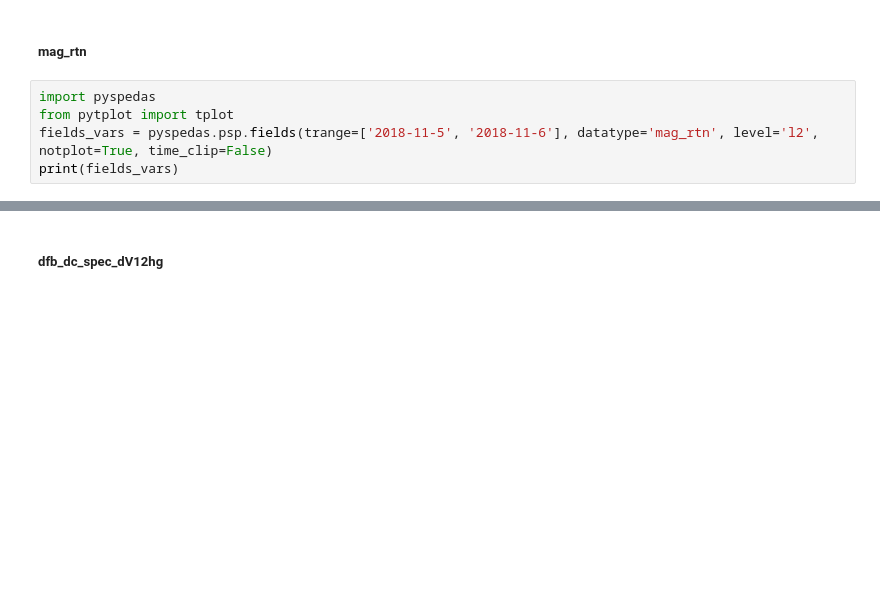
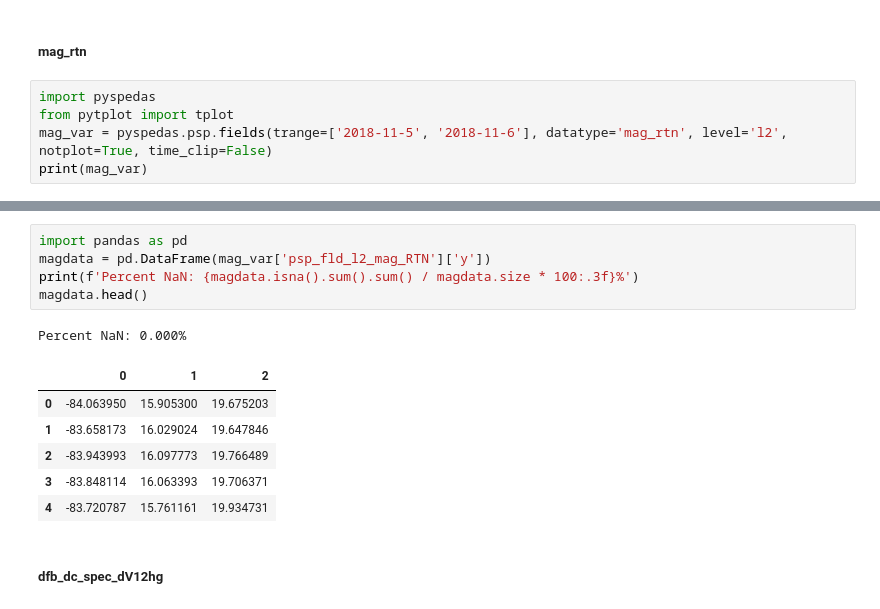
Before and after one commit to adamzhen/Project-Icarus-Official, a Jupyter notebook: pyspedas_data_analysis.ipynb, the cells around one changed output, grey strips where cells are left out. Saved outputs shown, nothing was run; the diff lists cells and outputs as text; blank space fills up the shorter version.

```diff
--- a/pyspedas_data_analysis.ipynb
+++ b/pyspedas_data_analysis.ipynb
@@ -930,6 +933,6 @@ for var in ['psp_fld_l2_dfb_ac_spec_dV12hg', 'psp_fld_l2_dfb_ac_spec_dV34hg', 'p
 # %%
 import pyspedas
 from pytplot import tplot
-fields_vars = pyspedas.psp.fields(trange=['2018-11-5', '2018-11-6'], datatype='mag_rtn', level='l2', notplot=True, time_clip=False)
-print(fields_vars)
+mag_var = pyspedas.psp.fields(trange=['2018-11-5', '2018-11-6'], datatype='mag_rtn', level='l2', notplot=True, time_clip=False)
+print(mag_var)
 # %% [output]
@@ -950,6 +953,19 @@ print(fields_vars)
        [-74.81829 ,  63.273067,  12.341033],
        [-74.760414,  63.371307,  12.49818 ],
        [-74.59818 ,  63.211246,  12.376169]], dtype=float32), 'v': array([1, 2, 3])}}
+# %%
+import pandas as pd
+magdata = pd.DataFrame(mag_var['psp_fld_l2_mag_RTN']['y'])
+print(f'Percent NaN: {magdata.isna().sum().sum() / magdata.size * 100:.3f}%')
+magdata.head()
+# %% [output]
+Percent NaN: 0.000%
+|  | 0 | 1 | 2 |
+| 0 | -84.063950 | 15.905300 | 19.675203 |
+| 1 | -83.658173 | 16.029024 | 19.647846 |
+| 2 | -83.943993 | 16.097773 | 19.766489 |
+| 3 | -83.848114 | 16.063393 | 19.706371 |
+| 4 | -83.720787 | 15.761161 | 19.934731 |
 # %% [markdown]
 ##### dfb_dc_spec_dV12hg
 # %%
```
Also changed, not shown: parts of 12 cells of this notebook.
